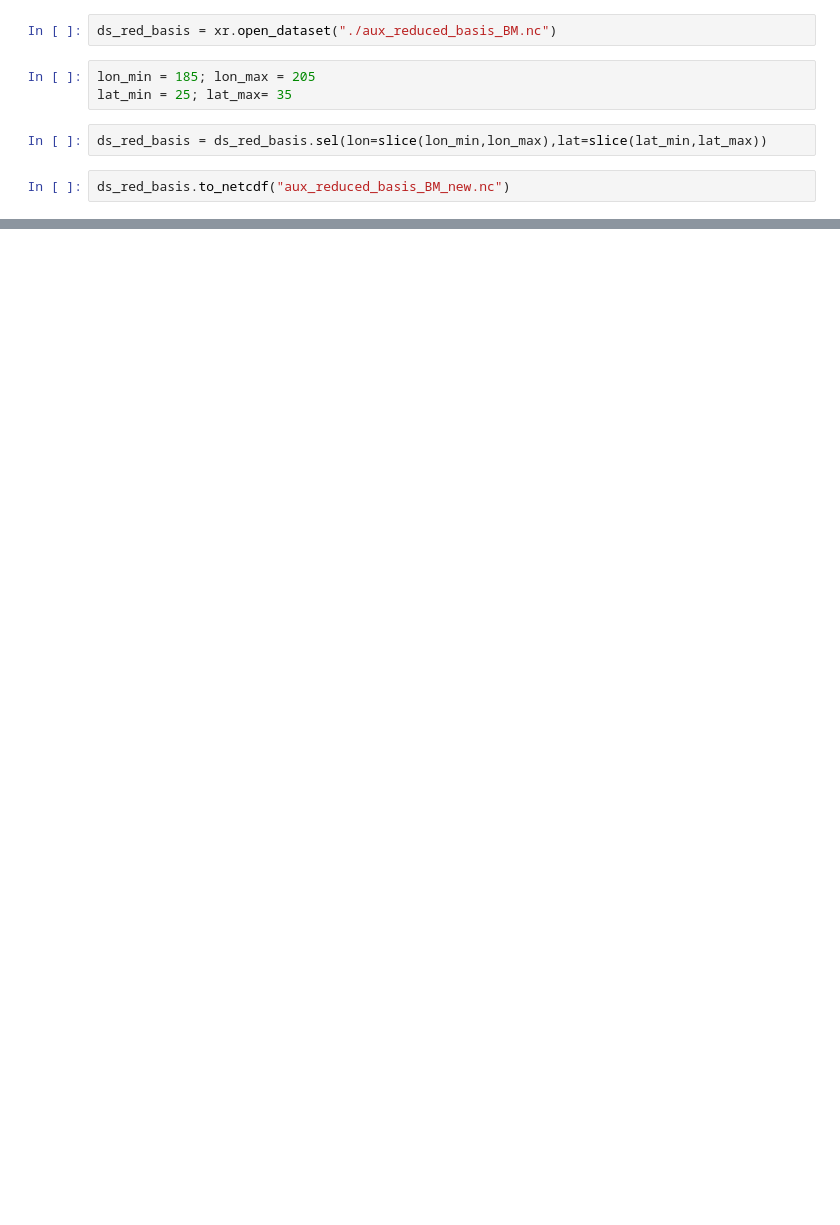
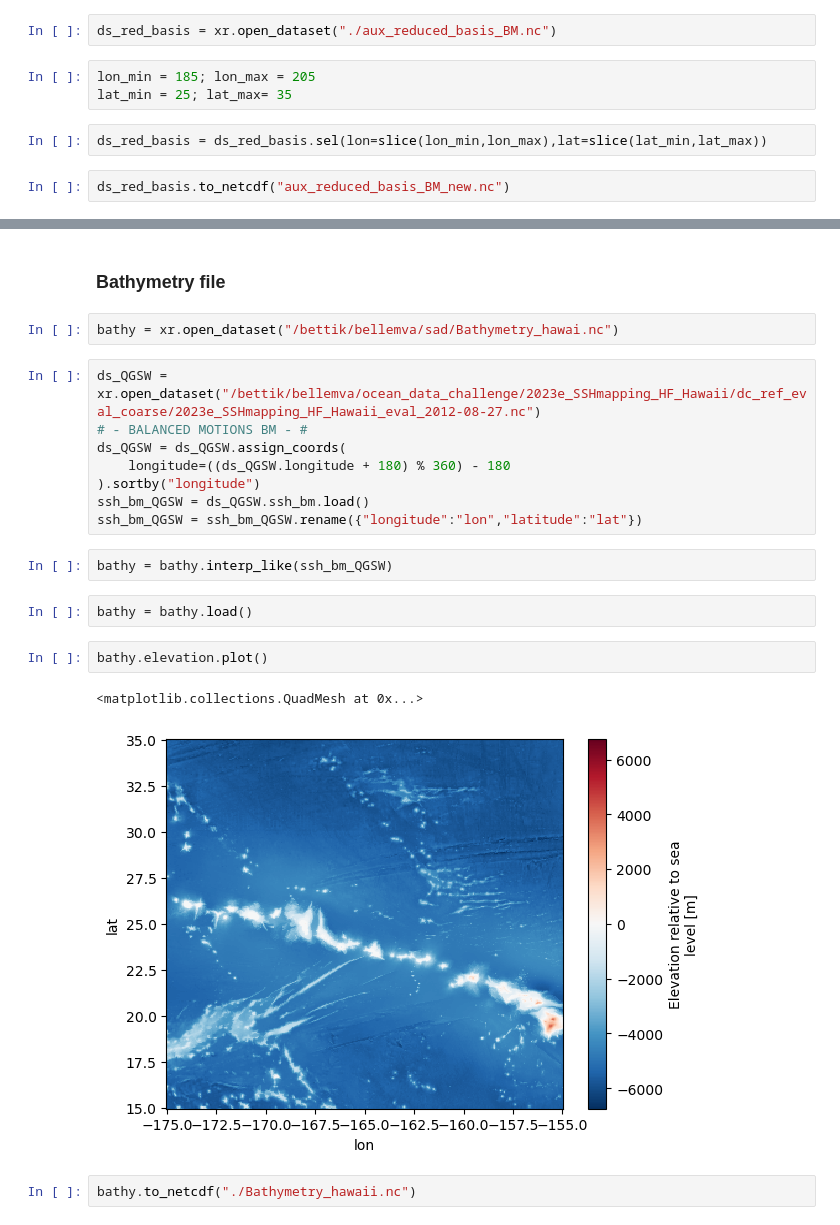
Before and after one commit to vbellemin/Bellemin-Laponnaz_2026_JAMES, a Jupyter notebook: mapping/aux/notebook_aux.ipynb, the cells around one changed output, grey strips where cells are left out. Cells and saved outputs as stored; diff of their text form; blank space fills up the shorter version.

Commit message:
Adding Bathymetry_hawaii.nc to ./aux and modifying config files according to changes.

```diff
--- a/mapping/aux/notebook_aux.ipynb
+++ b/mapping/aux/notebook_aux.ipynb
@@ -25,0 +18,23 @@ Data variables:
+# %% [markdown]
+### Bathymetry file
+# %%
+bathy = xr.open_dataset("/bettik/bellemva/sad/Bathymetry_hawai.nc")
+# %%
+ds_QGSW = xr.open_dataset("/bettik/bellemva/ocean_data_challenge/2023e_SSHmapping_HF_Hawaii/dc_ref_eval_coarse/2023e_SSHmapping_HF_Hawaii_eval_2012-08-27.nc")
+# - BALANCED MOTIONS BM - #
+ds_QGSW = ds_QGSW.assign_coords(
+    longitude=((ds_QGSW.longitude + 180) % 360) - 180
+).sortby("longitude")
+ssh_bm_QGSW = ds_QGSW.ssh_bm.load()
+ssh_bm_QGSW = ssh_bm_QGSW.rename({"longitude":"lon","latitude":"lat"})
+# %%
+bathy = bathy.interp_like(ssh_bm_QGSW)
+# %%
+bathy = bathy.load()
+# %%
+bathy.elevation.plot()
+# %% [output]
+<matplotlib.collections.QuadMesh at 0x...>
+[figure, added]
+# %%
+bathy.to_netcdf("./Bathymetry_hawaii.nc")
```
Also changed, not shown: parts of 2 cells of this notebook, 4 other files.
